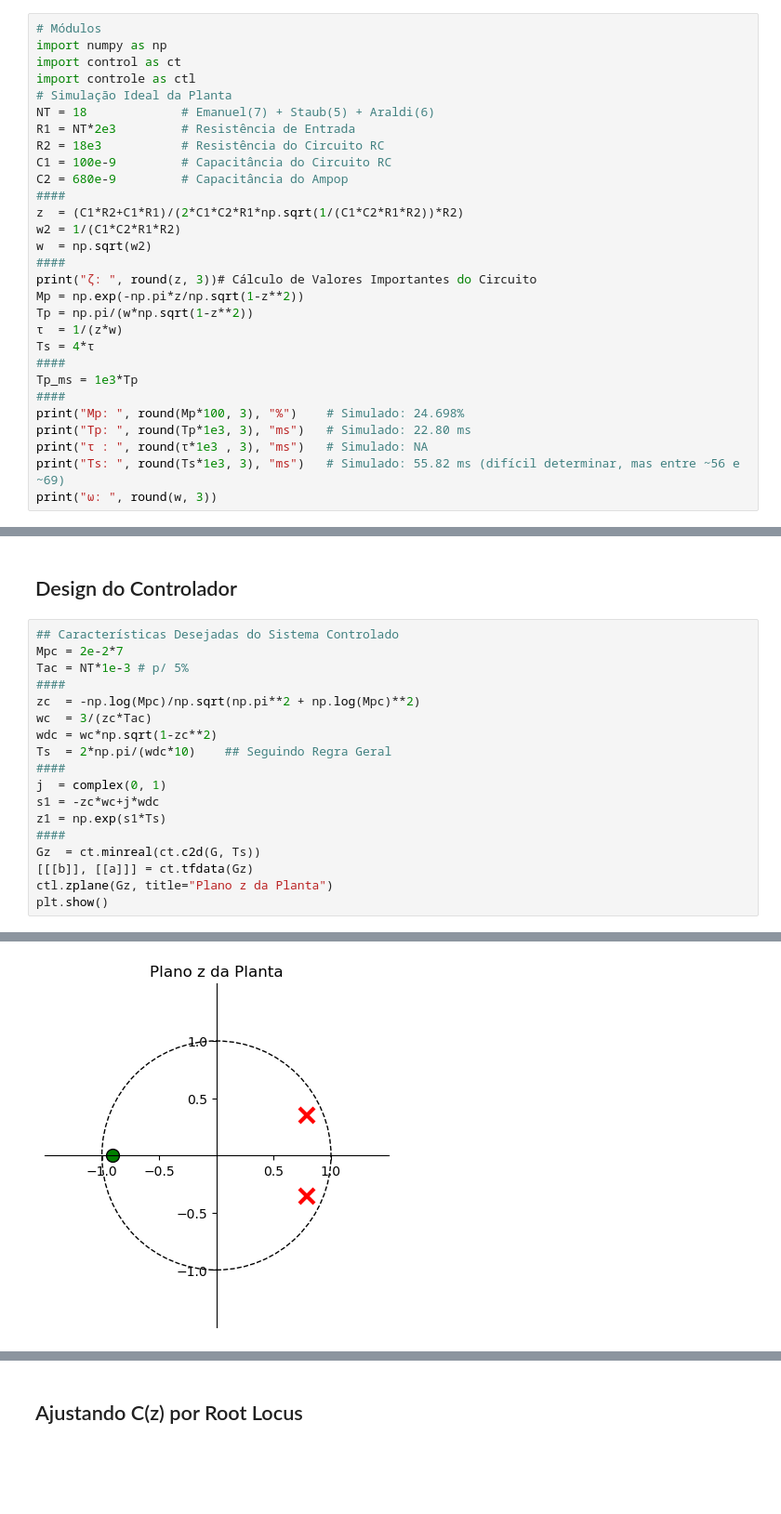
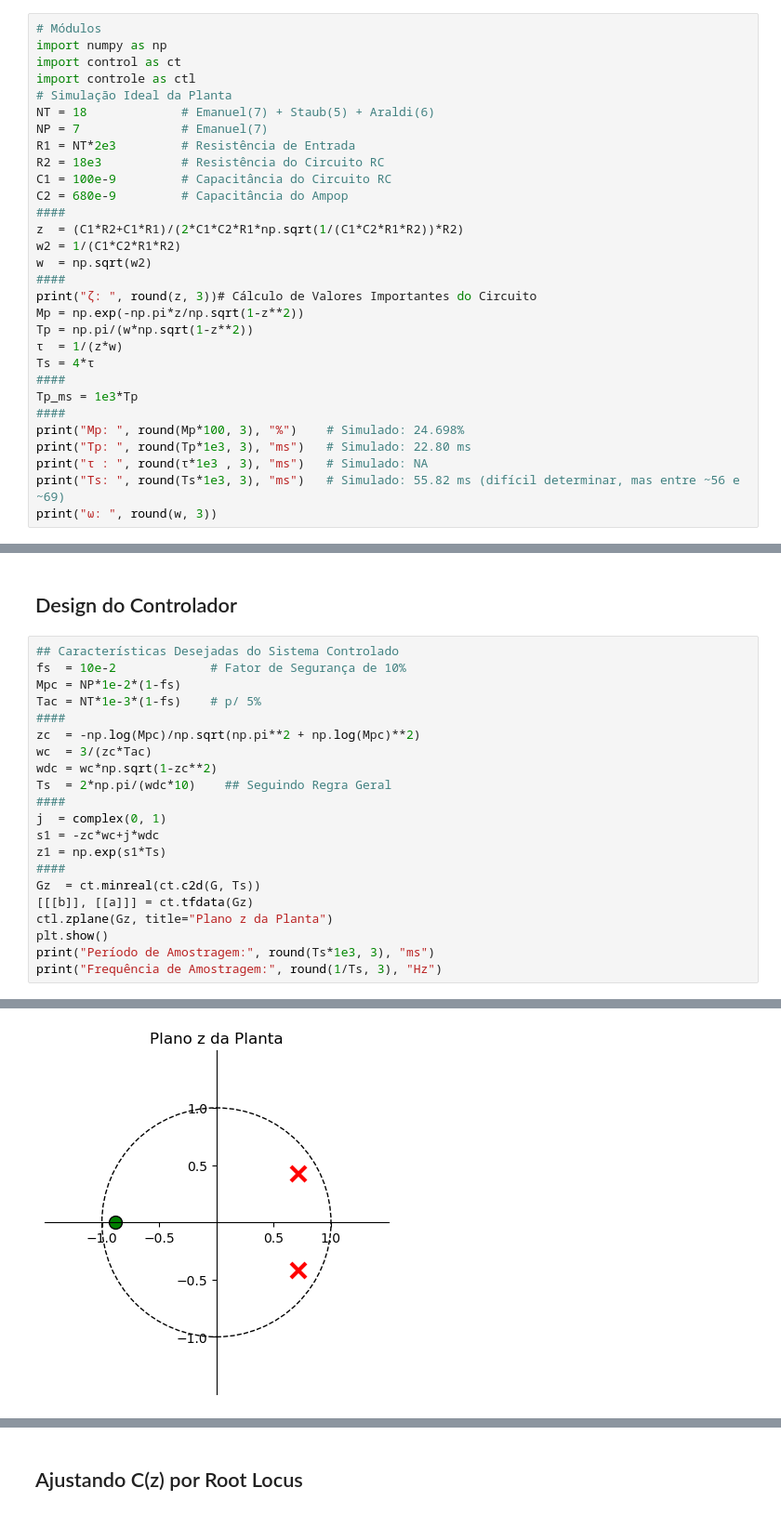
Before and after one commit to Emanuel600/Misc, a Jupyter notebook: Simul_Controle/Projeto 1 - Modelagem da Planta.ipynb, the cells around one changed output, grey strips where cells are left out. Shown at 93% size. Saved outputs shown, nothing was run; the diff lists cells and outputs as text; blank space fills up the shorter version.

```diff
--- a/Simul_Controle/Projeto 1 - Modelagem da Planta.ipynb
+++ b/Simul_Controle/Projeto 1 - Modelagem da Planta.ipynb
@@ -5,6 +5,7 @@ import control as ct
 import controle as ctl
 # Simulação Ideal da Planta
 NT = 18             # Emanuel(7) + Staub(5) + Araldi(6)
+NP = 7              # Emanuel(7)
 R1 = NT*2e3         # Resistência de Entrada
 R2 = 18e3           # Resistência do Circuito RC
 C1 = 100e-9         # Capacitância do Circuito RC
@@ -112,22 +113,25 @@ plt.grid(True, 'both')
 ## Design do Controlador
 # %%
 ## Características Desejadas do Sistema Controlado
-Mpc = 2e-2*7
-Tac = NT*1e-3 # p/ 5%
+fs  = 10e-2             # Fator de Segurança de 10%
+Mpc = NP*1e-2*(1-fs)
+Tac = NT*1e-3*(1-fs)    # p/ 5%
 ####
 zc  = -np.log(Mpc)/np.sqrt(np.pi**2 + np.log(Mpc)**2)
 wc  = 3/(zc*Tac)
 wdc = wc*np.sqrt(1-zc**2)
 Ts  = 2*np.pi/(wdc*10)    ## Seguindo Regra Geral
 ####
 j  = complex(0, 1)
 s1 = -zc*wc+j*wdc
 z1 = np.exp(s1*Ts)
 ####
 Gz  = ct.minreal(ct.c2d(G, Ts))
 [[[b]], [[a]]] = ct.tfdata(Gz)
 ctl.zplane(Gz, title="Plano z da Planta")
 plt.show()
+print("Período de Amostragem:", round(Ts*1e3, 3), "ms")
+print("Frequência de Amostragem:", round(1/Ts, 3), "Hz")
 # %% [output]
 0 states have been removed from the model
-[figure, old version]
+[figure, new version]
```
Also changed, not shown: parts of 18 cells of this notebook.
